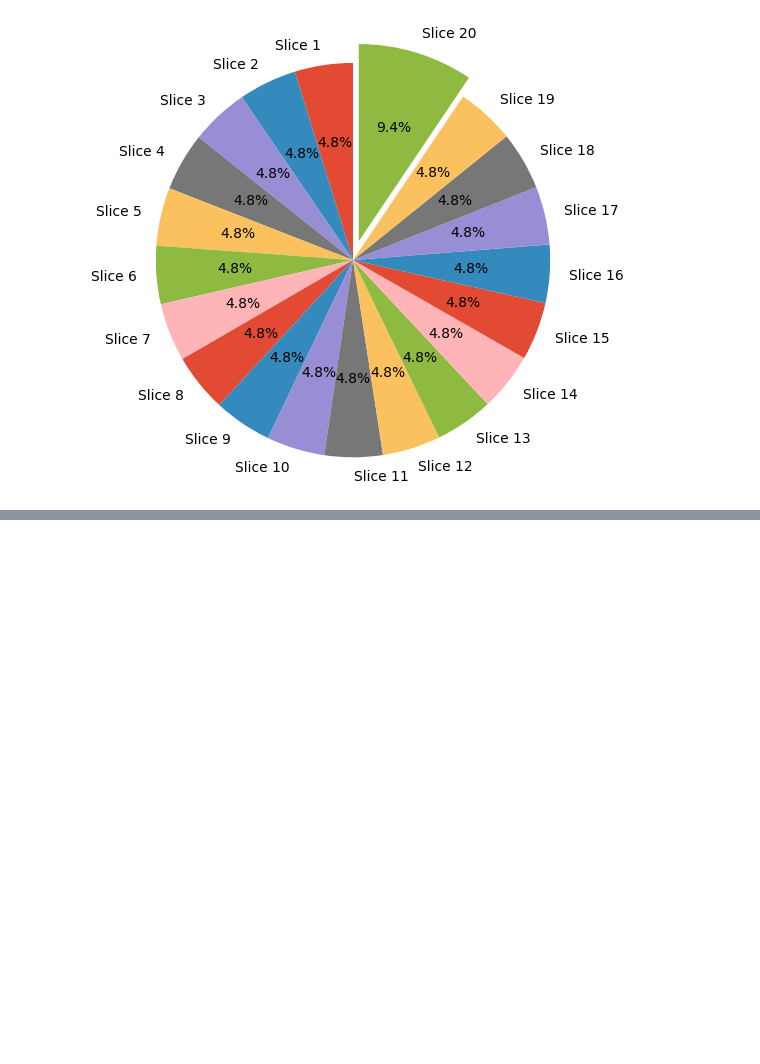
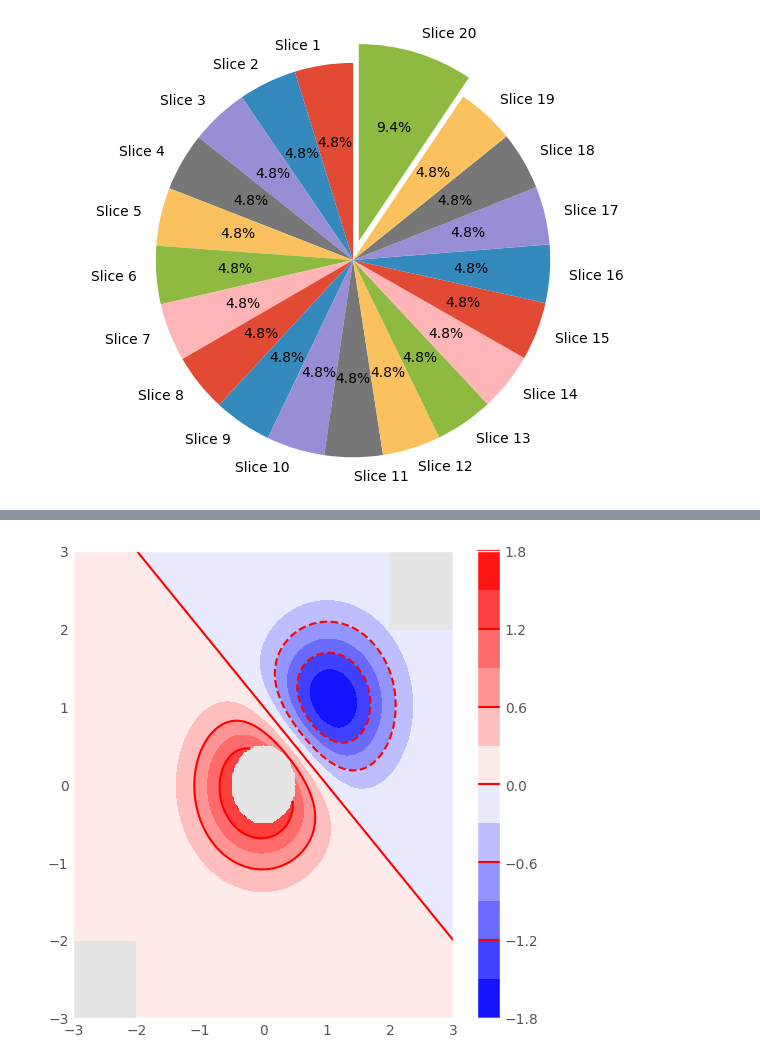
Before and after one commit to SM2A/Machine_Learning_Course_Project, a Jupyter notebook: HW-0/Report.ipynb, the cells around one changed output, grey strips where cells are left out. Drawn from its saved outputs; the diff is of its cells as text; code cells hidden in the pictures; blank space fills up the shorter version.

```diff
--- a/HW-0/Report.ipynb
+++ b/HW-0/Report.ipynb
@@ -584,0 +606,29 @@ plt.show()
+# %%
+delta = 0.025
+
+x = y = numpy.arange(-3.0, 3.01, delta)
+X, Y = numpy.meshgrid(x, y)
+Z1 = numpy.exp(-X ** 2 - Y ** 2)
+Z2 = numpy.exp(-(X - 1) ** 2 - (Y - 1) ** 2)
+Z = (Z1 - Z2) * 2
+
+nr, nc = Z.shape
+
+Z[-nr // 6:, -nc // 6:] = numpy.nan
+
+Z = numpy.ma.array(Z)
+Z[:nr // 6, :nc // 6] = numpy.ma.masked
+
+interior = numpy.sqrt(X ** 2 + Y ** 2) < 0.5
+Z[interior] = numpy.ma.masked
+
+fig1, ax2 = plt.subplots(layout='constrained', figsize=(5, 5))
+CS = ax2.contourf(X, Y, Z, 10, cmap=plt.cm.bwr)
+
+CS2 = ax2.contour(CS, levels=CS.levels[::2], colors='r')
+
+cbar = fig1.colorbar(CS)
+
+cbar.add_lines(CS2)
+# %% [output]
+[figure, added]
```
Also changed, not shown: parts of 28 cells of this notebook.
